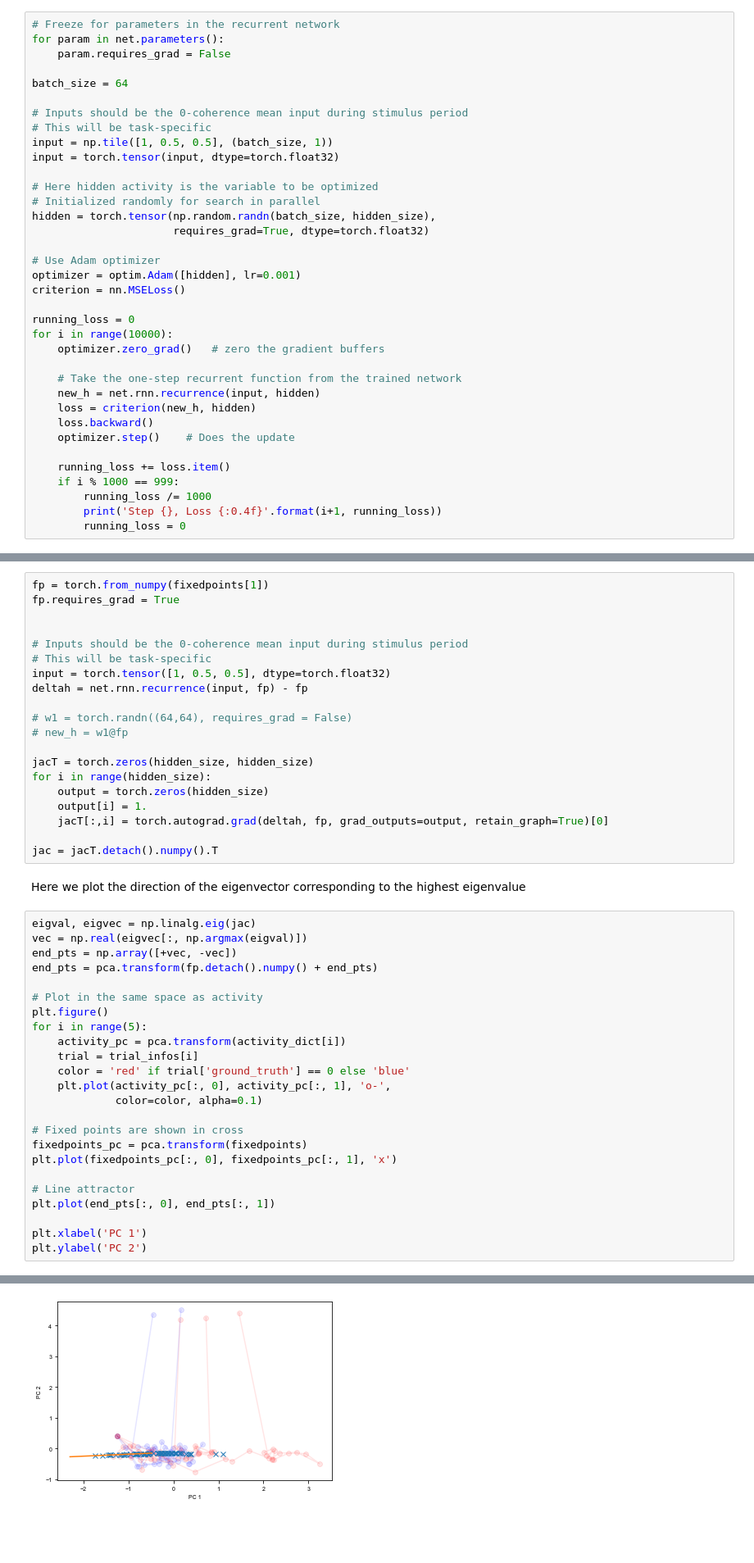
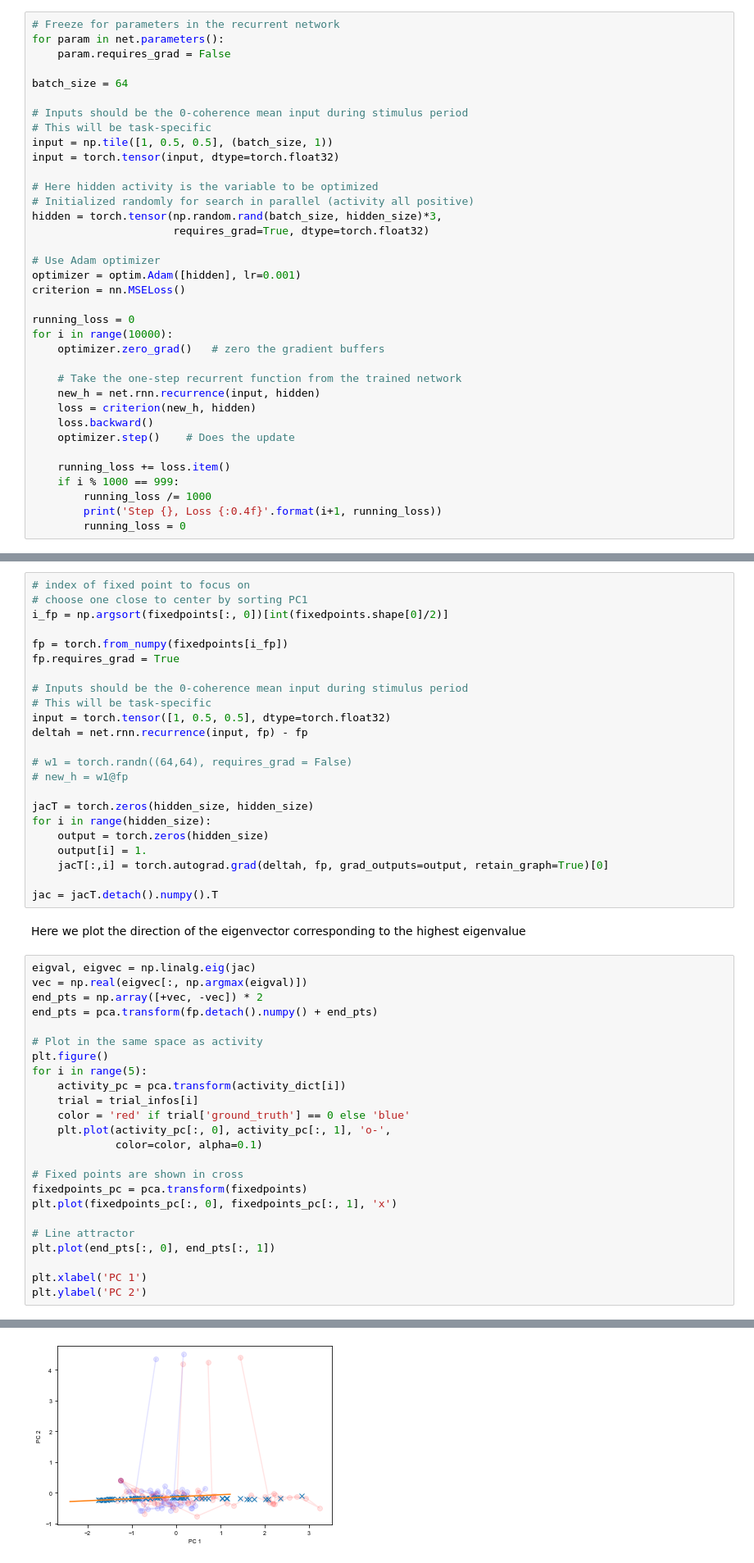
Before and after one commit to gyyang/nn-brain, a Jupyter notebook: RNN+DynamicalSystemAnalysis.ipynb, the cells around one changed output, grey strips where cells are left out. Shown: that part at 82% size. Drawn from its saved outputs; the diff is of its cells as text; blank space fills up the shorter version.

Commit message:
adding publication quality figure

```diff
--- a/RNN+DynamicalSystemAnalysis.ipynb
+++ b/RNN+DynamicalSystemAnalysis.ipynb
@@ -262,8 +267,8 @@ input = np.tile([1, 0.5, 0.5], (batch_size, 1))
 input = torch.tensor(input, dtype=torch.float32)
 
 # Here hidden activity is the variable to be optimized
-# Initialized randomly for search in parallel
-hidden = torch.tensor(np.random.randn(batch_size, hidden_size),
+# Initialized randomly for search in parallel (activity all positive)
+hidden = torch.tensor(np.random.rand(batch_size, hidden_size)*3,
                       requires_grad=True, dtype=torch.float32)
 
 # Use Adam optimizer
@@ -328,9 +333,12 @@ Text(0, 0.5, 'PC 2')
 
 First we will compute the Jacobian.
 # %%
-fp = torch.from_numpy(fixedpoints[1])
+# index of fixed point to focus on
+# choose one close to center by sorting PC1
+i_fp = np.argsort(fixedpoints[:, 0])[int(fixedpoints.shape[0]/2)]
+
+fp = torch.from_numpy(fixedpoints[i_fp])
 fp.requires_grad = True
-
 
 # Inputs should be the 0-coherence mean input during stimulus period
 # This will be task-specific
@@ -352,27 +360,27 @@ Here we plot the direction of the eigenvector corresponding to the highest eigen
 # %%
 eigval, eigvec = np.linalg.eig(jac)
 vec = np.real(eigvec[:, np.argmax(eigval)])
-end_pts = np.array([+vec, -vec])
+end_pts = np.array([+vec, -vec]) * 2
 end_pts = pca.transform(fp.detach().numpy() + end_pts)
 
 # Plot in the same space as activity
 plt.figure()
 for i in range(5):
     activity_pc = pca.transform(activity_dict[i])
     trial = trial_infos[i]
     color = 'red' if trial['ground_truth'] == 0 else 'blue'
     plt.plot(activity_pc[:, 0], activity_pc[:, 1], 'o-',
              color=color, alpha=0.1)
 
 # Fixed points are shown in cross
 fixedpoints_pc = pca.transform(fixedpoints)
 plt.plot(fixedpoints_pc[:, 0], fixedpoints_pc[:, 1], 'x')
 
 # Line attractor
 plt.plot(end_pts[:, 0], end_pts[:, 1])
 
 plt.xlabel('PC 1')
 plt.ylabel('PC 2')
 # %% [output]
 Text(0, 0.5, 'PC 2')
-[figure, old version]
+[figure, new version]
```
Also changed, not shown: parts of 6 cells of this notebook.
